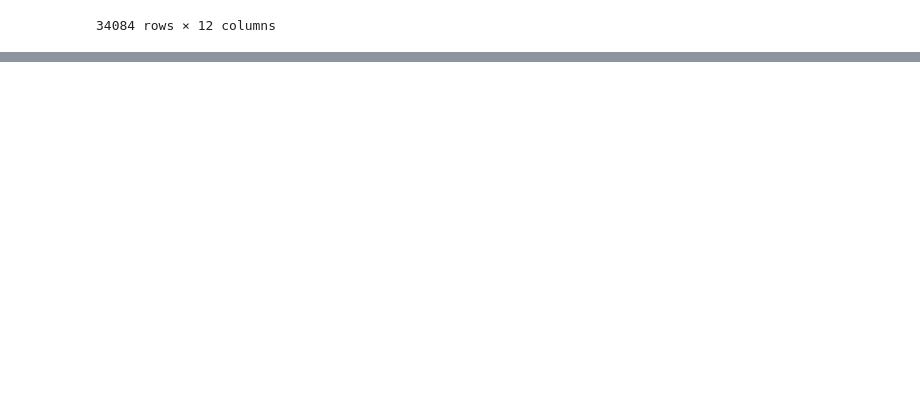
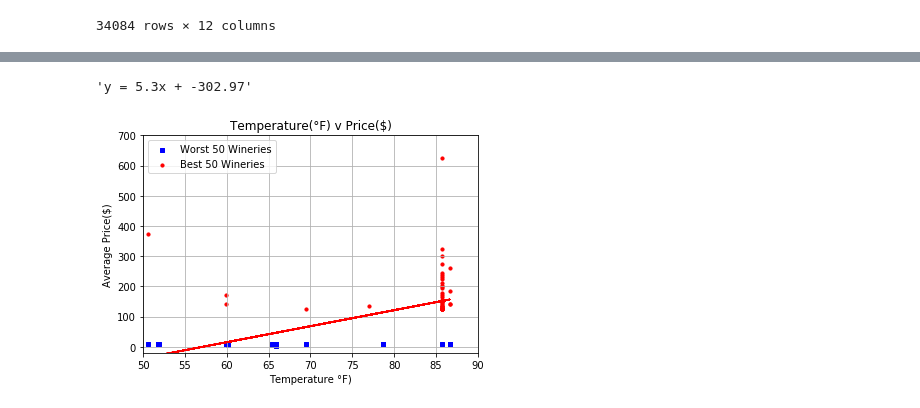
Before and after one commit to j1candel/Wine-Analysis-, a Jupyter notebook: wine-analysis .ipynb, the cells around one changed output, grey strips where cells are left out. Saved outputs shown, nothing was run; the diff lists cells and outputs as text; code cells hidden in the pictures; blank space fills up the shorter version.

```diff
--- a/wine-analysis .ipynb
+++ b/wine-analysis .ipynb
@@ -238,0 +328,41 @@ weather_data
+# %%
+worst_us_wineries['Temperature'] = temp
+# %%
+temp = worst_us_wineries['Temperature']
+price = worst_us_wineries['price']
+# %%
+us_wineries_pd = pd.merge(worst_us_wineries, best_us_wineries, on = ['winery','region_2'\
+,'country','price','Latitude','Longitude','City','Temperature'], how = 'outer')
+# %%
+us_temp = us_wineries_pd['Temperature']
+us_price = us_wineries_pd['price']
+
+(slope, intercept,  rvalue, pvalue, stderr) = sts.linregress(us_temp, us_price)
+lin_reg = ('y = ' + str(round(slope,2)) + 'x + ' + str(round(intercept,2)))
+lin_reg
+# %% [output]
+'y = 5.3x + -302.97'
+# %%
+fig = plt.figure()
+ax1 = fig.add_subplot(111)
+
+ax1.scatter(temp, price, s=10, c='b', marker="s", label='Worst 50 Wineries')
+ax1.scatter(best_temp,best_price, s=10, c='r', marker="o", label='Best 50 Wineries')
+plt.legend(loc='upper left')
+
+plt.xlim(50,90)
+plt.ylim(-20,700)
+
+#Giving names to labels
+plt.title('Temperature(°F) v Price($)')
+plt.xlabel('Temperature °F)')
+plt.ylabel('Average Price($)')
+
+x_values = us_temp
+regress_values = x_values * slope + intercept
+plt.plot(x_values, regress_values, 'r-')
+plt.grid()
+
+plt.show()
+# %% [output]
+[figure, added]
```
Also changed, not shown: parts of 23 cells of this notebook, 2 other files.
